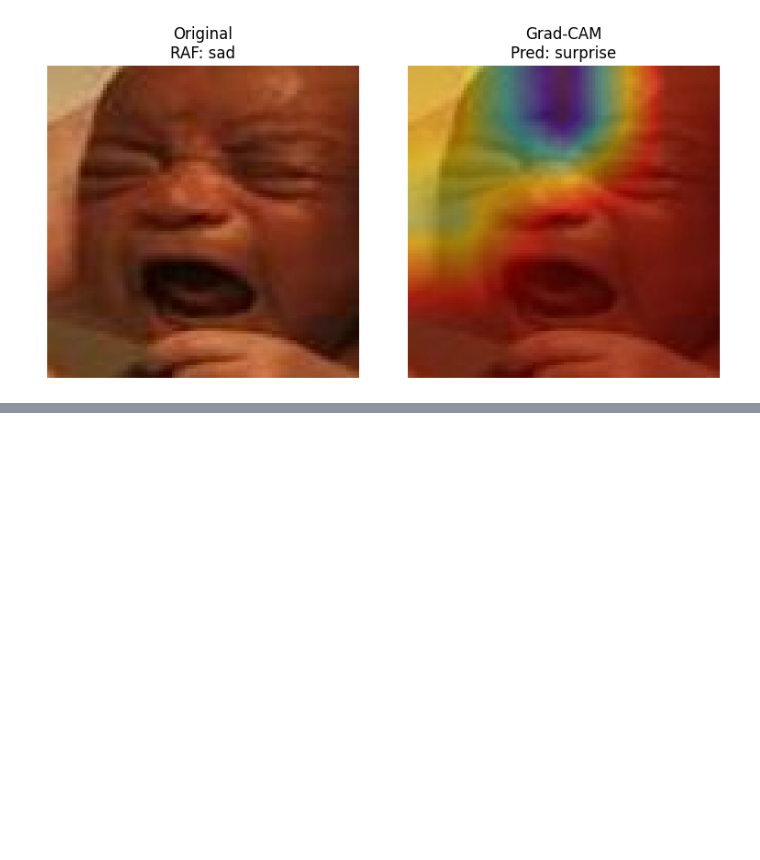
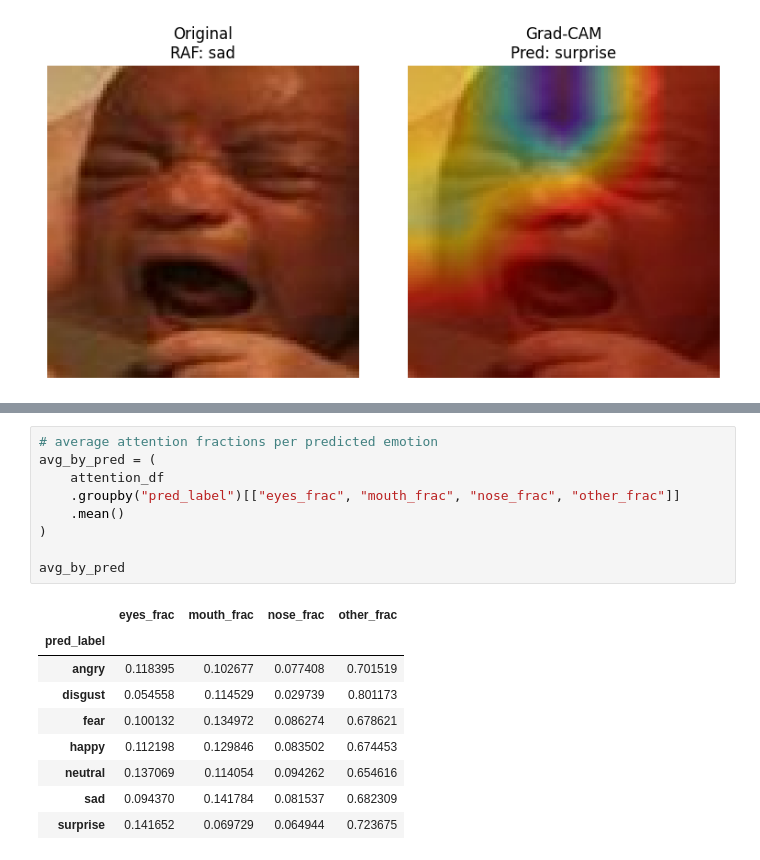
Before and after one commit to hassen8/emotion_recognition_bias_auditing, a Jupyter notebook: notebooks/deepface_on_RAF_GRAD_CAM.ipynb, the cells around one changed output, grey strips where cells are left out. Drawn from its saved outputs; the diff is of its cells as text; blank space fills up the shorter version.

```diff
--- a/notebooks/deepface_on_RAF_GRAD_CAM.ipynb
+++ b/notebooks/deepface_on_RAF_GRAD_CAM.ipynb
@@ -764,0 +1117,19 @@ Probs: {'angry': 0.019, 'disgust': 0.0, 'fear': 0.086, 'happy': 0.119, 'sad': 0.
+# %%
+# average attention fractions per predicted emotion
+avg_by_pred = (
+    attention_df
+    .groupby("pred_label")[["eyes_frac", "mouth_frac", "nose_frac", "other_frac"]]
+    .mean()
+)
+
+avg_by_pred
+# %% [output]
+|  | eyes_frac | mouth_frac | nose_frac | other_frac |
+| pred_label |  |  |  |  |
+| angry | 0.118395 | 0.102677 | 0.077408 | 0.701519 |
+| disgust | 0.054558 | 0.114529 | 0.029739 | 0.801173 |
+| fear | 0.100132 | 0.134972 | 0.086274 | 0.678621 |
+| happy | 0.112198 | 0.129846 | 0.083502 | 0.674453 |
+| neutral | 0.137069 | 0.114054 | 0.094262 | 0.654616 |
+| sad | 0.094370 | 0.141784 | 0.081537 | 0.682309 |
+| surprise | 0.141652 | 0.069729 | 0.064944 | 0.723675 |
```
Also changed, not shown: parts of 38 cells of this notebook.
